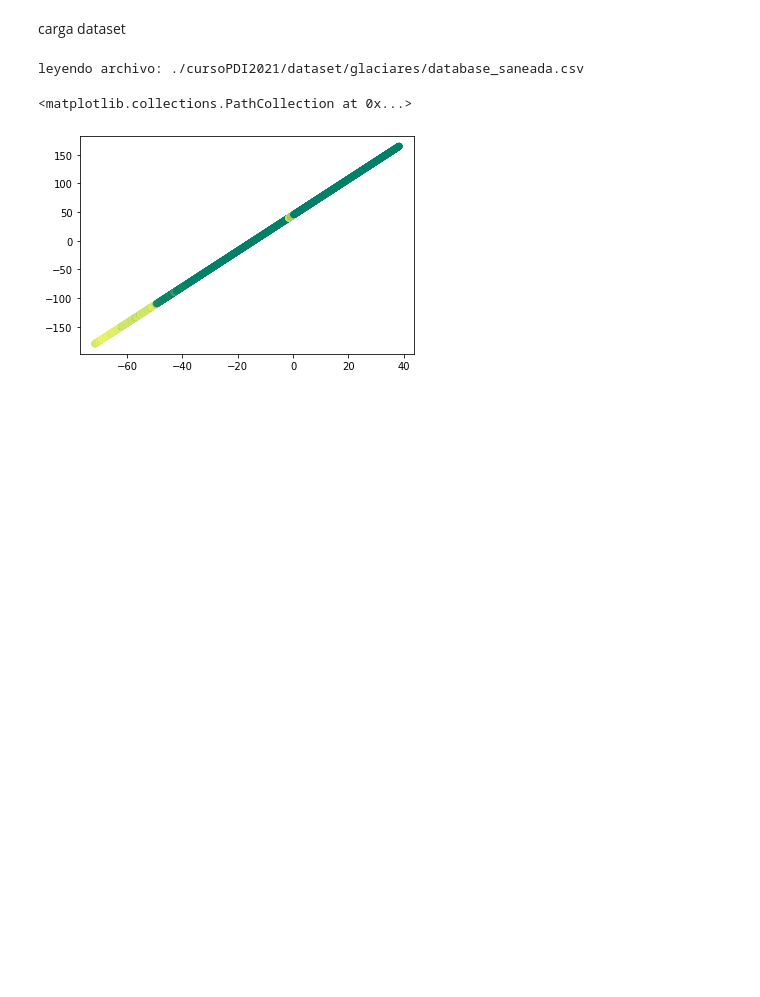
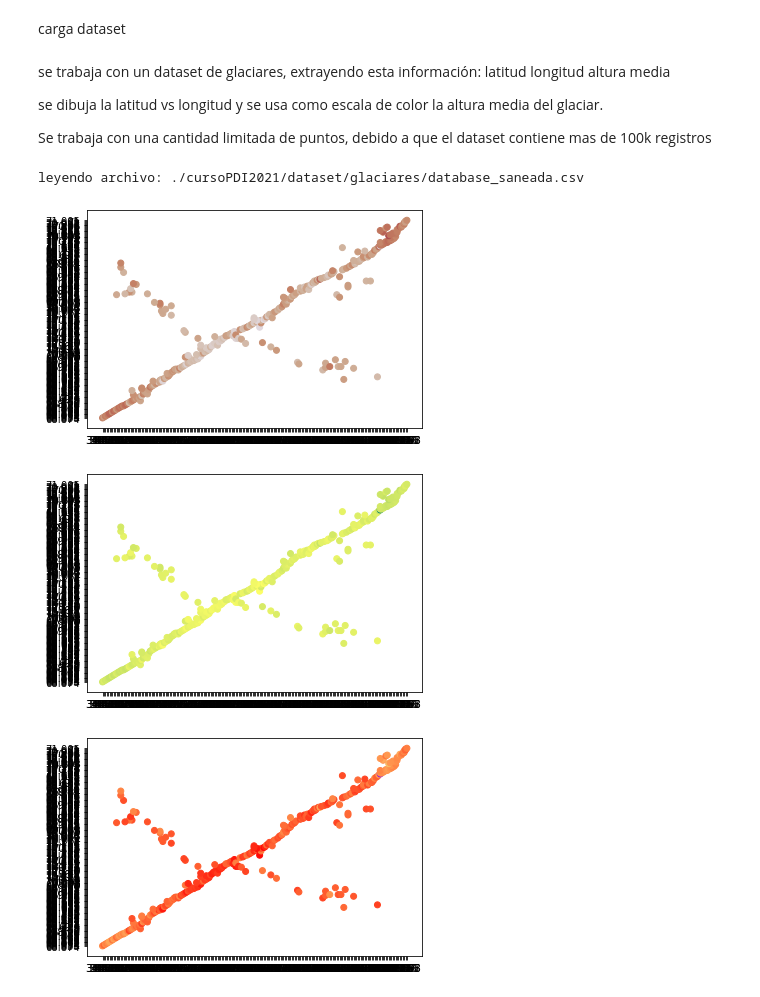
Before and after one commit to juangross/cAM, a Jupyter notebook: PDI_TP2_v5.ipynb, the cells around one changed output. Drawn from its saved outputs; the diff is of its cells as text; code cells hidden in the pictures; blank space fills up the shorter version.

```diff
--- a/PDI_TP2_v5.ipynb
+++ b/PDI_TP2_v5.ipynb
@@ -166,6 +166,15 @@ remote: Total 93 (delta 25), reused 0 (delta 0), pack-reused 0
 Unpacking objects: 100% (93/93), done.
 # %% [markdown]
 carga dataset
+# %% [markdown]
+se trabaja con un dataset de glaciares, extrayendo esta información:
+latitud
+longitud
+altura media
+
+se dibuja la latitud vs longitud y se usa como escala de color la altura media del glaciar.
+
+Se trabaja con una cantidad limitada de puntos, debido a que el dataset contiene mas de 100k registros
 # %%
 import matplotlib.pyplot as plt#
 import imageio as img
@@ -204,7 +213,7 @@ datos = np.array(x)
 
 #armo los arrays con los datos de lat, lon y altura media
 #me salto la primer línea, que contiene los encabezados
-cant=3000
+cant=300
 lat=datos[1:cant,8]
 lon=datos[1:cant,9]
 
@@ -213,69 +222,41 @@ latf=lat.astype(np.float)
 lonf=lon.astype(np.float)
 h_meanf=h_mean.astype(np.int)
 
 #print(h_meanf[0:10])
 #print("alterado type: " + str(type(latf[0])))
 #print("alterado type: " + str(type(lonf[0])))
 #print("alterado type: " + str(type(h_meanf[0])))
 
 #normalizo el arreglo de alturas
 #fuente: https://www.geeksforgeeks.org/how-to-normalize-an-array-in-numpy-in-python/
 # explicit function to normalize array
 def normalize(arr, t_min, t_max):
     norm_arr = []
     diff = t_max - t_min
     diff_arr = max(arr) - min(arr)
     for i in arr:
         temp = (((i - min(arr))*diff)/diff_arr) + t_min
         norm_arr.append(temp)
     return norm_arr
 
 # assign array and range
 range_to_normalize = (0, 1)
-h_mean_n = normalize(    h_meanf, range_to_normalize[0],range_to_normalize[1])
-
-# display original and normalized array
-#print("Original Array = ", h_mean)
-#print("Normalized Array = ", h_mean_n)
+h_mean_n = normalize(h_meanf, range_to_normalize[0],range_to_normalize[1])
 
 
 #creo ejes
 ejex=np.linspace(min(latf),max(latf),cant-1)
 ejey=np.linspace(min(lonf),max(lonf),cant-1)
+
 #print(h_mean_n)
-#plt.scatter(lat,lon,c=h_mean_n,cmap='twilight')
-#plt.scatter(lat,lon,c=h_mean_n,cmap='summer')
-#plt.scatter(ejex,ejey,c=h_mean_n,cmap='twilight')
-plt.scatter(ejex,ejey,c=h_mean_n,cmap='summer')
-
-#plt.scatter(ejex,ejey,c=h_mean_n,cmap='rainbow')
-
-#data1 = np.random.random((3,7))
-#data2 = np.random.random((4,5))
-#data2 = np.random.random((400, 1000))
-#nrows=1
-#ncols=1
-#pixel_plot = plt.figure()
-#pixel_plot.add_axes()
-
-#axes = plt.subplots(nrows,ncols)
-
-
-# customizing plot
-#plt.title("pixel_plot")
-#pixel_plot = plt.imshow(  data, cmap='twilight', interpolation='nearest')
-#pixel_plot = plt.imshow(  data, cmap='summer', interpolation='nearest')
-#pixel_plot = plt.imshow(  data, cmap='rainbow', interpolation='nearest')
-
-#plt.colorbar(pixel_plot)
-
-# save a plot
-#plt.savefig('pixel_plot.png')
-
-# show plot
-
-#plt.show(pixel_plot)
+plt.scatter(lat,lon,c=h_mean_n,cmap='twilight')
+plt.show()
+plt.scatter(lat,lon,c=h_mean_n,cmap='summer')
+plt.show()
+plt.scatter(lat,lon,c=h_mean_n,cmap='rainbow')
+plt.show()
 # %% [output]
 leyendo archivo: ./cursoPDI2021/dataset/glaciares/database_saneada.csv
-<matplotlib.collections.PathCollection at 0x...>
-[figure, old version]
+[figure, new version]
+[figure, added]
+[figure, added]
```
Also changed, not shown: parts of 3 cells of this notebook.
